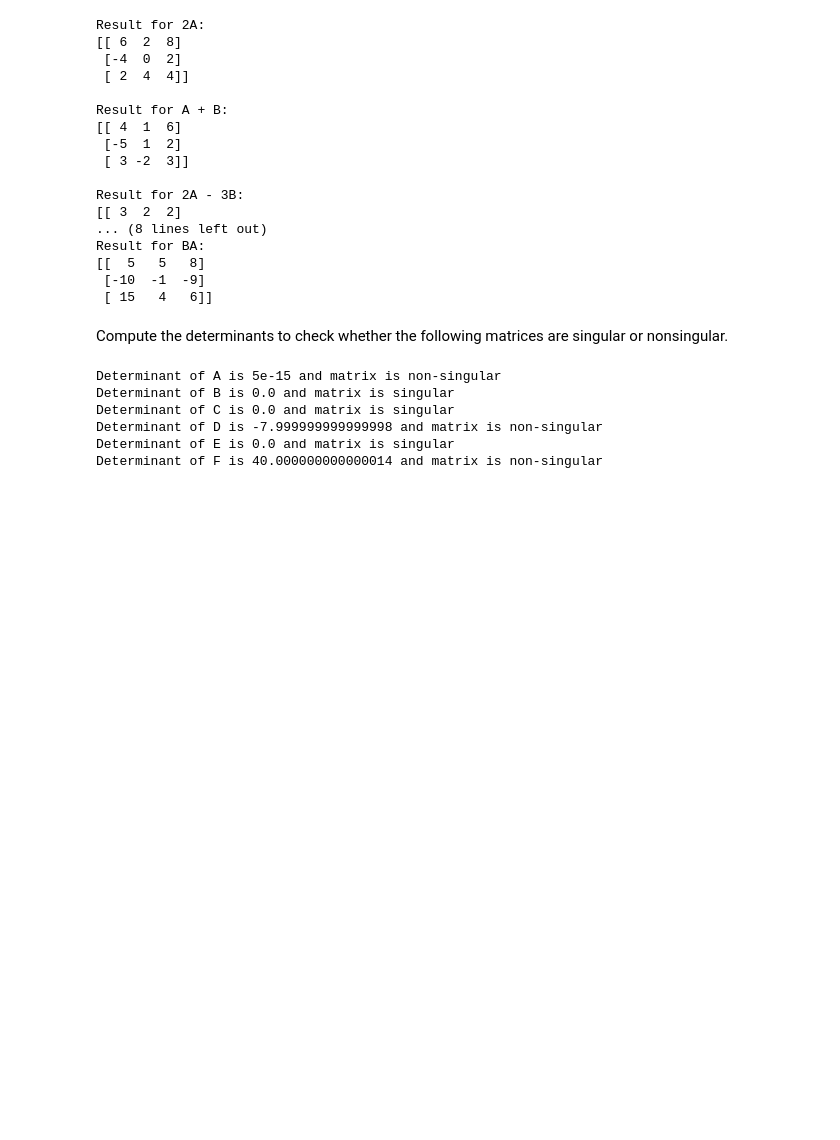
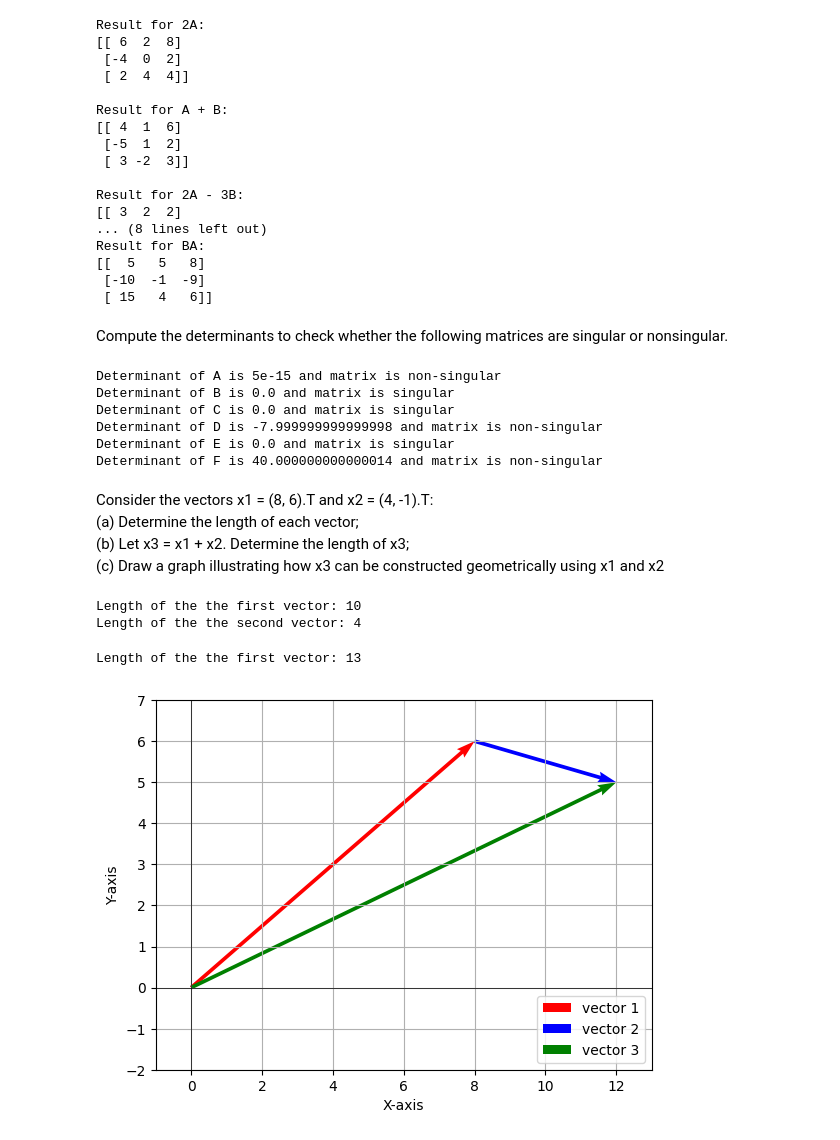
Before and after one commit to gavrie01/math_udemy, a Jupyter notebook: math.ipynb, the cells around one changed output. Drawn from its saved outputs; the diff is of its cells as text; code cells hidden in the pictures; blank space fills up the shorter version.

```diff
--- a/math.ipynb
+++ b/math.ipynb
@@ -239,3 +239,64 @@ Determinant of C is 0.0 and matrix is singular
 Determinant of D is -7.999999999999998 and matrix is non-singular
 Determinant of E is 0.0 and matrix is singular
 Determinant of F is 40.000000000000014 and matrix is non-singular
+# %% [markdown]
+Consider the vectors x1 = (8, 6).T and x2 = (4, -1).T:
+(a) Determine the length of each vector;
+(b) Let x3 = x1 + x2. Determine the length of x3;
+(c) Draw a graph illustrating how x3 can be constructed geometrically using x1 and x2
+# %%
+#a)
+v1 = np.array([8,6]).T
+v2 = np.array([4, -1]).T
+
+#let us calculate length of vectors
+length_v1 = round(np.linalg.norm(v1))
+length_v2 = round(np.linalg.norm(v2))
+
+# Print the result
+print("Length of the the first vector:", length_v1)
+print("Length of the the second vector:", length_v2)
+# %% [output]
+Length of the the first vector: 10
+Length of the the second vector: 4
+# %%
+#b)
+v3 = v1+v2
+length_v3 = round(np.linalg.norm(v3))
+
+# Print the result
+print("Length of the the first vector:", length_v3)
+# %% [output]
+Length of the the first vector: 13
+# %%
+#c)
+import matplotlib.pyplot as plt
+
+# Create a plot
+fig, ax = plt.subplots()
+
+# Plot vectors v1, v2, and v3
+ax.quiver(0, 0, v1[0], v1[1], angles='xy', scale_units='xy', scale=1, color='r', label='vector 1')
+ax.quiver(v1[0], v1[1], v2[0], v2[1], angles='xy', scale_units='xy', scale=1, color='b', label='vector 2')
+ax.quiver(0, 0, v3[0], v3[1], angles='xy', scale_units='xy', scale=1, color='g', label='vector 3')
+
+# Set plot limits
+ax.set_xlim(min(0, v1[0], v2[0], v3[0]) - 1, max(0, v1[0], v2[0], v3[0]) + 1)
+ax.set_ylim(min(0, v1[1], v2[1], v3[1]) - 1, max(0, v1[1], v2[1], v3[1]) + 1)
+
+# Add x-axis at y=0
+ax.axhline(0, color='black', linewidth=0.5)
+
+# Add y-axis at x=0
+ax.axvline(0, color='black', linewidth=0.5)
+
+# Add labels and legend
+ax.set_xlabel('X-axis')
+ax.set_ylabel('Y-axis')
+ax.legend(loc='lower right')
+
+# Show the plot
+plt.grid()
+plt.show()
+# %% [output]
+[figure, added]
```
Also changed, not shown: parts of 3 cells of this notebook.
